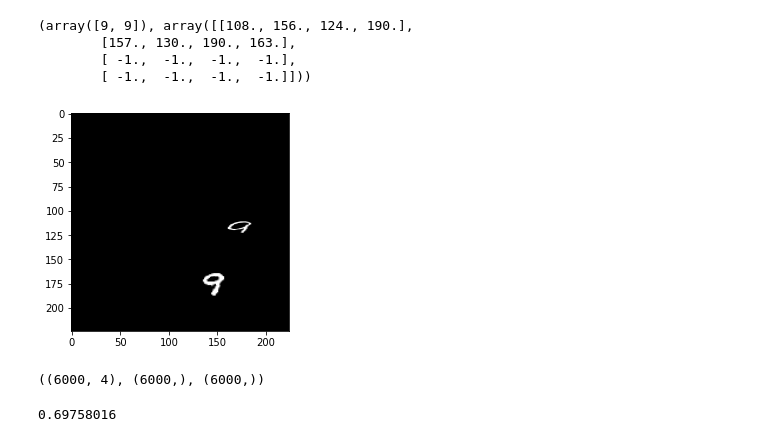
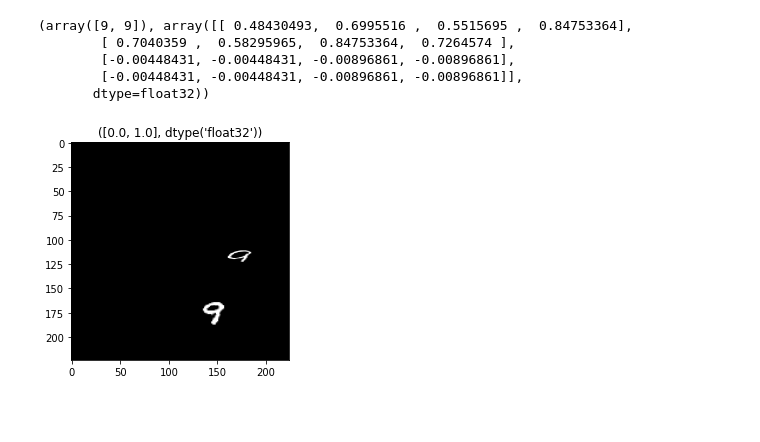
Before and after one commit to gabrielwong159/tf, a Jupyter notebook: rpn/test_model_definition.ipynb, the cells around one changed output. Cells and saved outputs as stored; diff of their text form; code cells hidden in the pictures; blank space fills up the shorter version.

Commit message:
Add model training results

```diff
--- a/rpn/test_model_definition.ipynb
+++ b/rpn/test_model_definition.ipynb
@@ -32,28 +32,25 @@ Please use alternatives such as official/mnist/dataset.py from tensorflow/models
 # %%
 images, gt_cls, gt_boxes = datagen.generate_batch(32)
 
 image = np.squeeze(images[0], axis=-1)
+plt.title((np.percentile(image, [0, 100]).tolist(), image.dtype))
 plt.imshow(image, cmap='gray')
+
 gt_cls[0], gt_boxes[0]
 # %% [output]
-(array([9, 9]), array([[108., 156., 124., 190.],
-        [157., 130., 190., 163.],
-        [ -1.,  -1.,  -1.,  -1.],
-        [ -1.,  -1.,  -1.,  -1.]]))
+(array([9, 9]), array([[ 0.48430493,  0.6995516 ,  0.5515695 ,  0.84753364],
+        [ 0.7040359 ,  0.58295965,  0.84753364,  0.7264574 ],
+        [-0.00448431, -0.00448431, -0.00896861, -0.00896861],
+        [-0.00448431, -0.00448431, -0.00896861, -0.00896861]],
+       dtype=float32))
-[figure, old version]
+[figure, new version]
 # %%
 tf.reset_default_graph()
 model = RPN()
-with tf.Session() as sess:
-    sess.run(tf.global_variables_initializer())
-    anchors, labels, mappings, loss = sess.run([model.out_anchors, model.labels, model.mappings, model.loss], feed_dict={
-        model.images: images,
-        model.gt_boxes: gt_boxes
-    })
-anchors.shape, labels.shape, mappings.shape
+sess = tf.Session()
+sess.run(tf.global_variables_initializer())
+
+feed_dict = {
+    model.images: images,
+    model.gt_boxes: gt_boxes,
+}
-# %% [output]
-((6000, 4), (6000,), (6000,))
-# %%
-loss
-# %% [output]
-0.69758016
```
Also changed, not shown: parts of 13 cells of this notebook, 7 other files.
